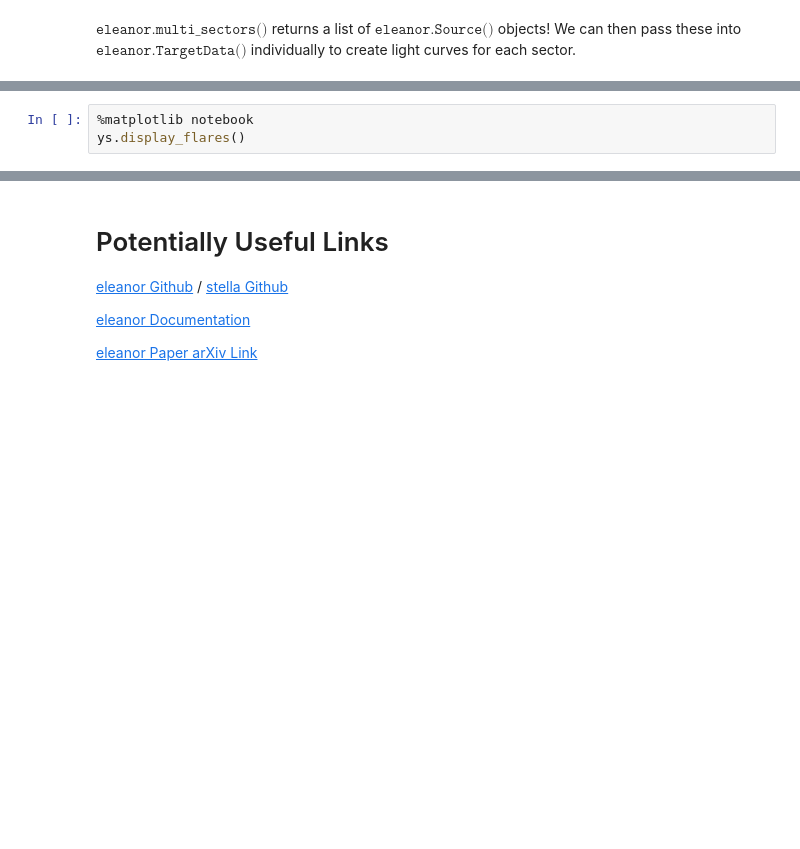
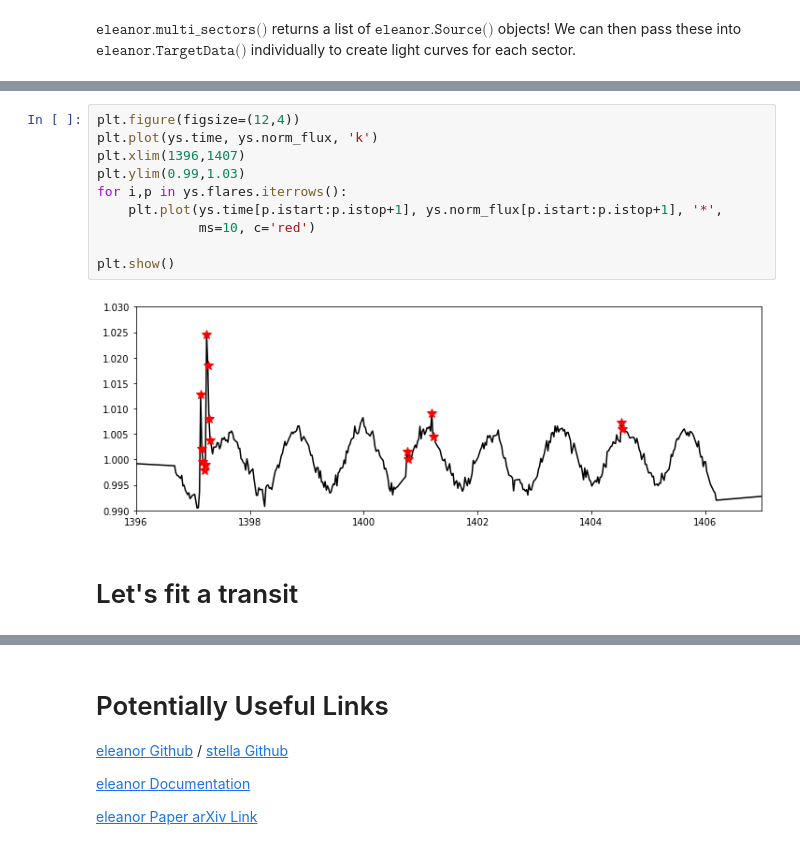
Before and after one commit to afeinstein20/tasc-tutorial, a Jupyter notebook: tasc5_notebook.ipynb, the cells around one changed output, grey strips where cells are left out. Cells and saved outputs as stored; diff of their text form; blank space fills up the shorter version.

```diff
--- a/tasc5_notebook.ipynb
+++ b/tasc5_notebook.ipynb
@@ -241,3 +255,14 @@ ys.flares
-# %%
-%matplotlib notebook
-ys.display_flares()
+# %%
+plt.figure(figsize=(12,4))
+plt.plot(ys.time, ys.norm_flux, 'k')
+plt.xlim(1396,1407)
+plt.ylim(0.99,1.03)
+for i,p in ys.flares.iterrows():
+    plt.plot(ys.time[p.istart:p.istop+1], ys.norm_flux[p.istart:p.istop+1], '*',
+             ms=10, c='red')
+
+plt.show()
+# %% [output]
+[figure, added]
+# %% [markdown]
+# Let's fit a transit
```
Also changed, not shown: parts of 27 cells of this notebook.
